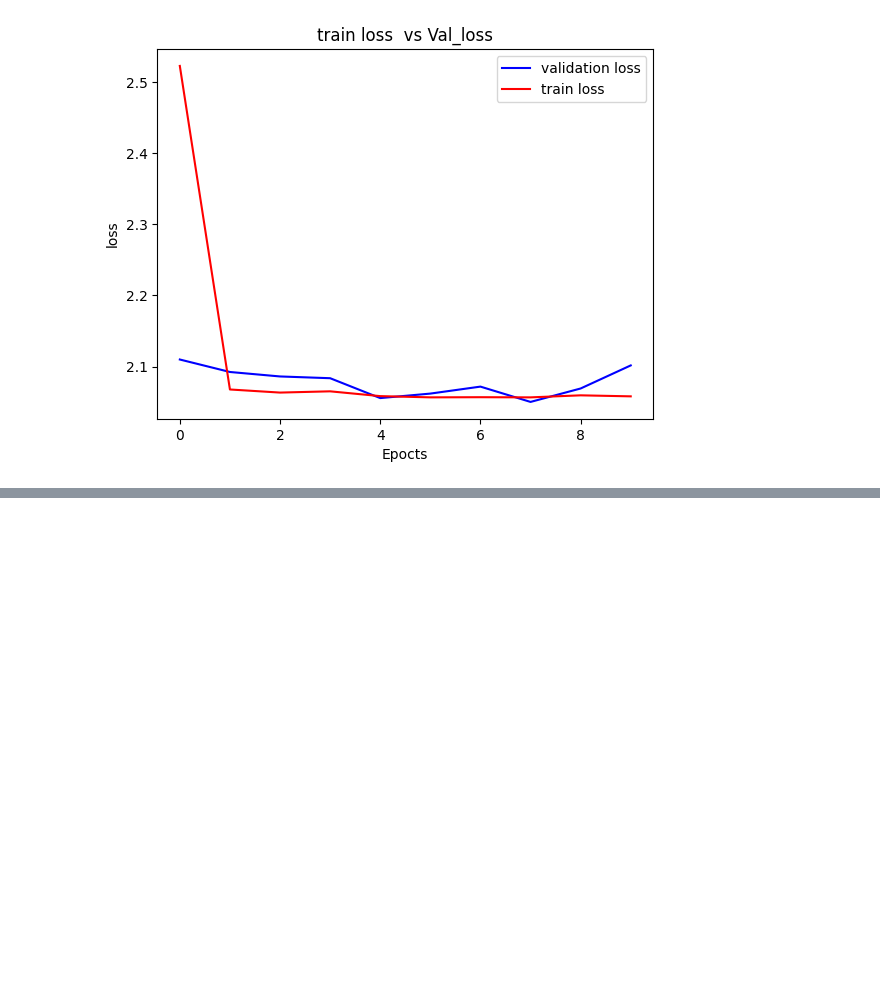
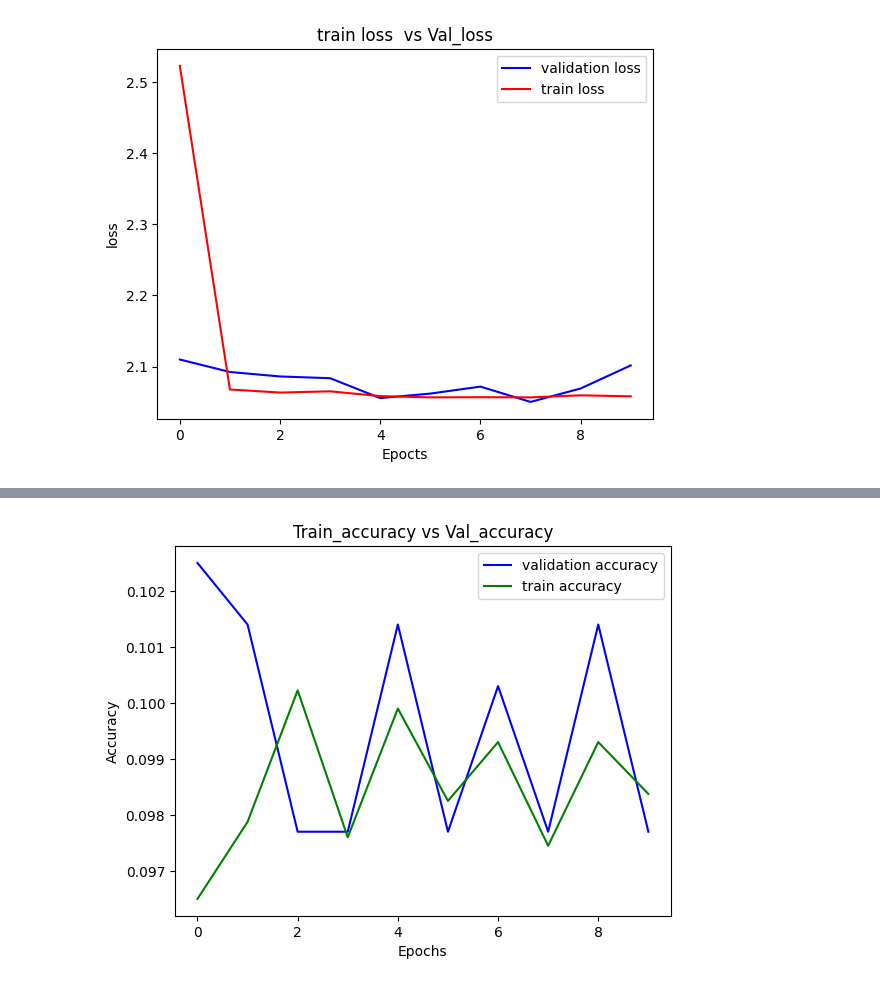
Before and after one commit to Yatharth-agarwal29/Ai_bootcamp, a Jupyter notebook: cifar10_mlp_keras.ipynb, the cells around one changed output, grey strips where cells are left out. Cells and saved outputs as stored; diff of their text form; code cells hidden in the pictures; blank space fills up the shorter version.

Commit message:
added hidden layer with cifar10 model using mlp

```diff
--- a/cifar10_mlp_keras.ipynb
+++ b/cifar10_mlp_keras.ipynb
@@ -72,3 +72,80 @@ Epoch 10/10
 625/625 ━━━━━━━━━━━━━━━━━━━━ 5s 8ms/step - accuracy: 0.1809 - loss: 2.0582 - val_accuracy: 0.1798 - val_loss: 2.1017
 [figure]
 [figure]
+# %%
+#import libraries
+import numpy as np
+from keras.models import Sequential
+from keras.layers import Dense,Flatten
+from keras.datasets import cifar10
+from keras.optimizers import Adam
+from keras.utils import to_categorical
+import matplotlib.pyplot as plt
+
+#Load the Data
+(x_train,y_train),(x_test,y_test)=cifar10.load_data()
+print(x_train.dtype)
+print(x_train.shape)
+print(y_test.shape)
+print(x_train[0])
+
+#normalize
+x_train = x_train.astype('float32')/255.0
+x_test  = x_test.astype('float32')/255.0
+
+#to_categorical
+print(f"before : label is :{y_train[0]}")
+y_train = to_categorical(y_train)
+print(f"after : label is :{y_train[0]}")
+print(f"after : label is :{y_train[100]}")
+y_test = to_categorical(y_test)
+
+model = Sequential()
+model.add(Flatten(input_shape =(32,32,3)))
+model.add(Dense(128,'relu'))  #layer containg 128 neuron
+model.add(Dense(10,'softmax'))       #10 neurons last layer
+model.compile(optimizer=Adam(learning_rate=0.01),loss='categorical_crossentropy',metrics=['accuracy'])
+#Train
+result=model.fit(x_train,y_train,epochs=10,batch_size=64,validation_split=0.2) #64 images are sent each time
+loss,accuracy = model.evaluate(x_test,y_test)
+print(f"test loss:{loss}")
+print(f"test accuracy:{accuracy}")
+model_3 = Sequential()
+model_3.add(Flatten(input_shape =(32,32,3)))
+model_3.add(Dense(128,'relu'))  #layer containg 128 neuron
+model_3.add(Dense(128,'relu'))
+model_3.add(Dense(128,'relu'))
+model_3.add(Dense(10,'softmax'))       #10 neurons last layer
+model_3.compile(optimizer=Adam(learning_rate=0.01),loss='categorical_crossentropy',metrics=['accuracy'])
+#Train
+result=model_3.fit(x_train,y_train,epochs=10,batch_size=64,validation_split=0.2) #64 images are sent each time
+#Evaluate
+loss,accuracy = model_3.evaluate(x_test,y_test)
+print(f"test loss:{loss}")
+print(f"test accuracy:{accuracy}")
+
+model_5 = Sequential()
+model_5.add(Flatten(input_shape =(32,32,3)))
+model_5.add(Dense(1024,'relu'))  #layer containg 128 neuron
+model_5.add(Dense(1024,'relu'))
+model_5.add(Dense(1024,'relu'))
+model_5.add(Dense(1024,'relu'))
+model_5.add(Dense(512,'relu'))
+model_5.add(Dense(10,'softmax'))       #10 neurons last layer
+model_5.compile(optimizer=Adam(learning_rate=0.01),loss='categorical_crossentropy',metrics=['accuracy'])
+#Train
+result=model_5.fit(x_train,y_train,epochs=10,batch_size=64,validation_split=0.2) #64 images are sent each time
+#Evaluate
+loss,accuracy = model_5.evaluate(x_test,y_test)
+print(f"test loss:{loss}")
+print(f"test accuracy:{accuracy}")
+
+#visualization
+plt.plot(result.history['val_accuracy'],label="validation accuracy",color="blue")
+plt.plot(result.history['accuracy'],label="train accuracy",color="green")
+plt.title("Train_accuracy vs Val_accuracy")
+plt.xlabel("Epochs")
+plt.ylabel("Accuracy")
+plt.legend()
+plt.show()
+# %% [output]
@@ -74,0 +186 @@ Epoch 10/10
+[figure, added]
```
Also changed, not shown: parts of 1 cell of this notebook, 1 other file.
